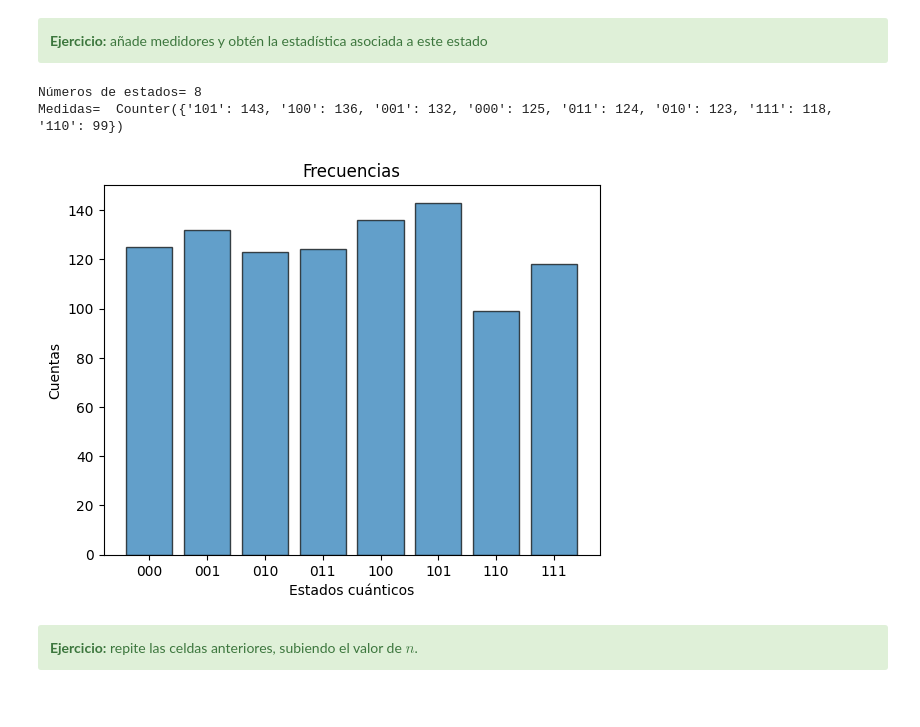
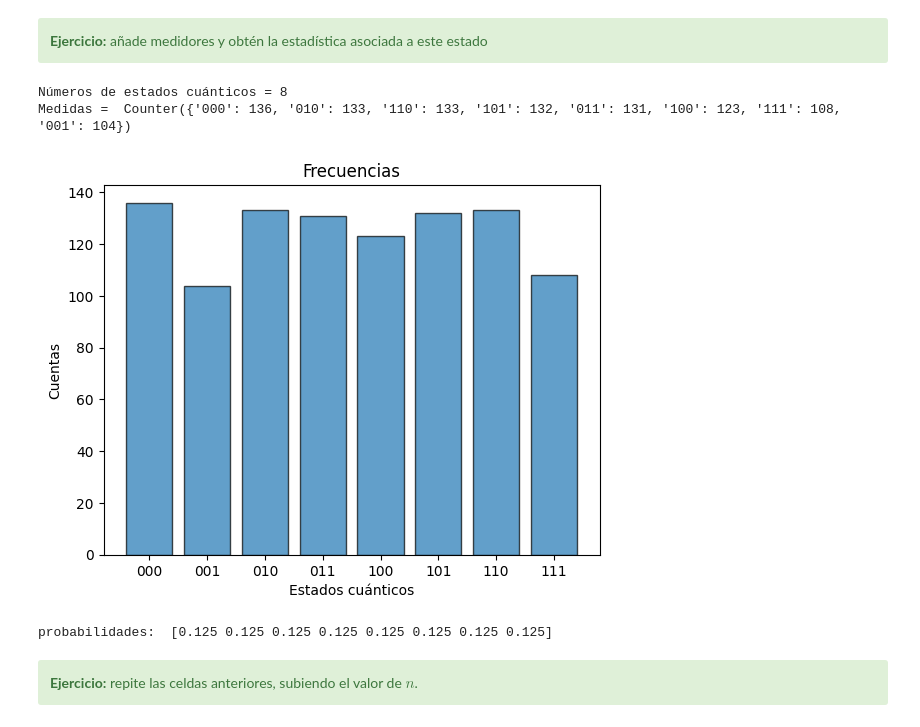
Before and after one commit to talentQ-es/Masterclass_2025, a Jupyter notebook: Qibo/Masterclass_2025_qibo.ipynb, the cells around one changed output. Cells and saved outputs as stored; diff of their text form; code cells hidden in the pictures.

```diff
--- a/Qibo/Masterclass_2025_qibo.ipynb
+++ b/Qibo/Masterclass_2025_qibo.ipynb
@@ -346,17 +345,21 @@ result3 = qc3.execute(nshots=Nejecucion)
 # %%
 # Aquí tu solución como representación sobre las esferas de Bloch
 #
 medidas = result3.frequencies()
-print("Números de estados=", len(medidas))
-print("Medidas= ", medidas)
+print("Números de estados cuánticos =", len(medidas))
+print("Medidas = ", medidas)
 
 # graficamos en un histograma
 plot_histogram(medidas)
+
+probabilidades = result3.probabilities()
+print("probabilidades: ", probabilidades)
 #
 # %% [output]
-Números de estados= 8
-Medidas=  Counter({'101': 143, '100': 136, '001': 132, '000': 125, '011': 124, '010': 123, '111': 118, '110': 99})
+Números de estados cuánticos = 8
+Medidas =  Counter({'000': 136, '010': 133, '110': 133, '101': 132, '011': 131, '100': 123, '111': 108, '001': 104})
-[figure, old version]
+[figure, new version]
+probabilidades:  [0.125 0.125 0.125 0.125 0.125 0.125 0.125 0.125]
 # %% [markdown]
 <div class="alert alert-block alert-success">
 <b>Ejercicio:</b> repite las celdas anteriores, subiendo el valor de $n$.
```
Also changed, not shown: parts of 12 cells of this notebook.
